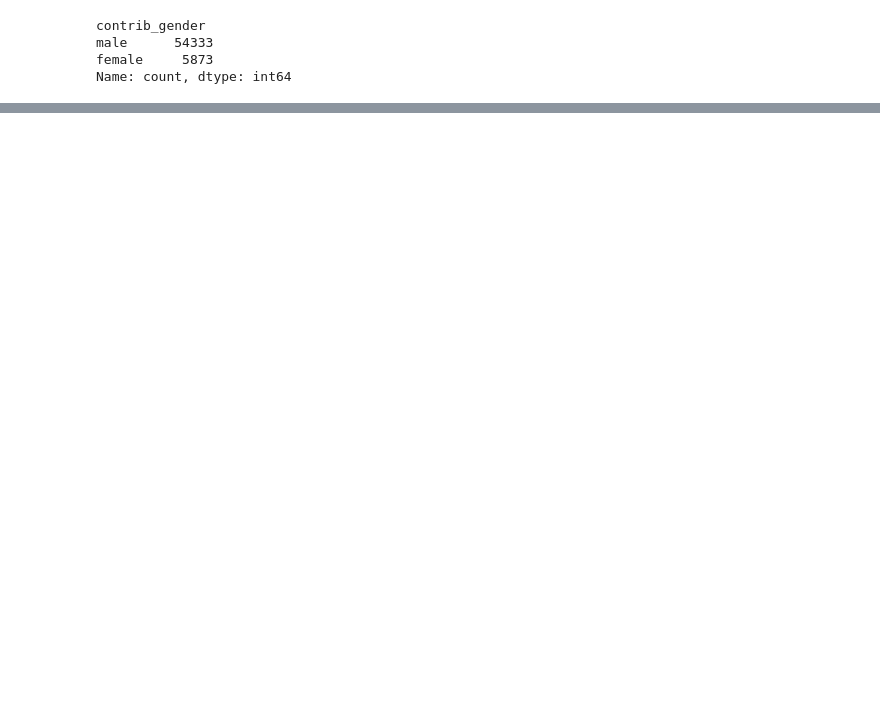
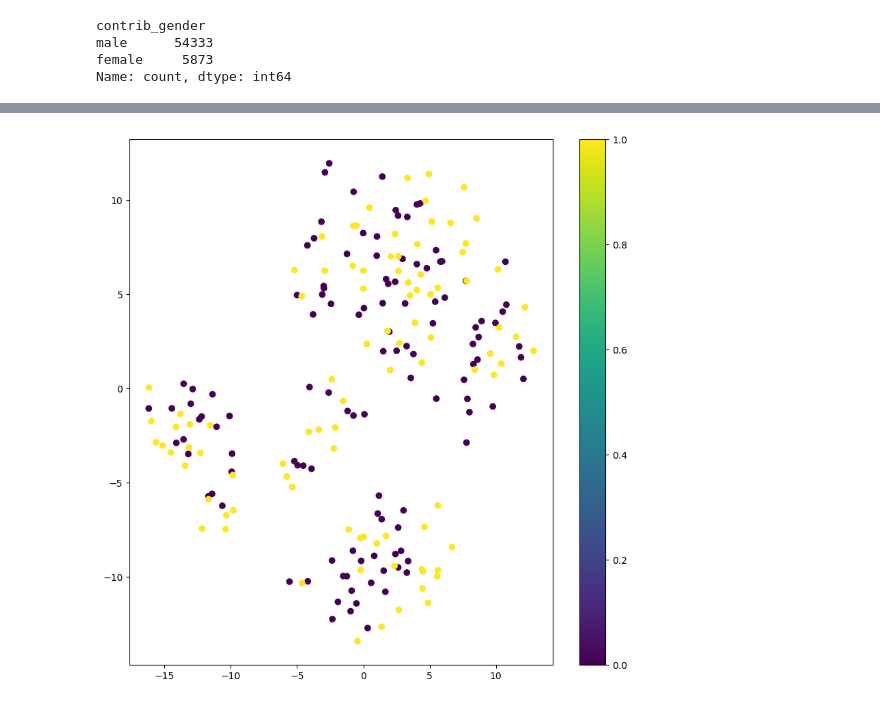
Before and after one commit to thanosan23/Pull-Request-Analysis, a Jupyter notebook: scripts/train_random_forest.ipynb, the cells around one changed output, grey strips where cells are left out. Saved outputs shown, nothing was run; the diff lists cells and outputs as text; code cells hidden in the pictures; blank space fills up the shorter version.

```diff
--- a/scripts/train_random_forest.ipynb
+++ b/scripts/train_random_forest.ipynb
@@ -189,0 +248,16 @@ for feature in top_features:
+# %%
+from sklearn.preprocessing import MinMaxScaler
+from sklearn.decomposition import PCA
+
+scaler = MinMaxScaler()
+
+X_scaled = scaler.fit_transform(X)
+
+pca = PCA(n_components=5)
+
+X_pca = pca.fit_transform(X_scaled)
+
+component_names = [f"PC{i+1}" for i in range(X_pca.shape[1])]
+X_pca = pd.DataFrame(X_pca, columns=component_names)
+
+X_pca.head()
@@ -190,3 +271,19 @@ for feature in top_features:
+# %%
+from sklearn.manifold import TSNE
+import matplotlib.pyplot as plt
+
+tsne = TSNE(n_components=2, random_state=0)
+
+X_tsne = tsne.fit_transform(X_scaled)
+
+plt.figure(figsize=(10, 10))
+scatter = plt.scatter(X_tsne[:, 0], X_tsne[:, 1], c=y, cmap='viridis')
+
+plt.colorbar(scatter)
+
+plt.show()
+# %% [output]
+[figure, added]
 # %%
 from sklearn.model_selection import train_test_split
 from imblearn.over_sampling import SMOTE
```
Also changed, not shown: parts of 19 cells of this notebook, 2 other files.
